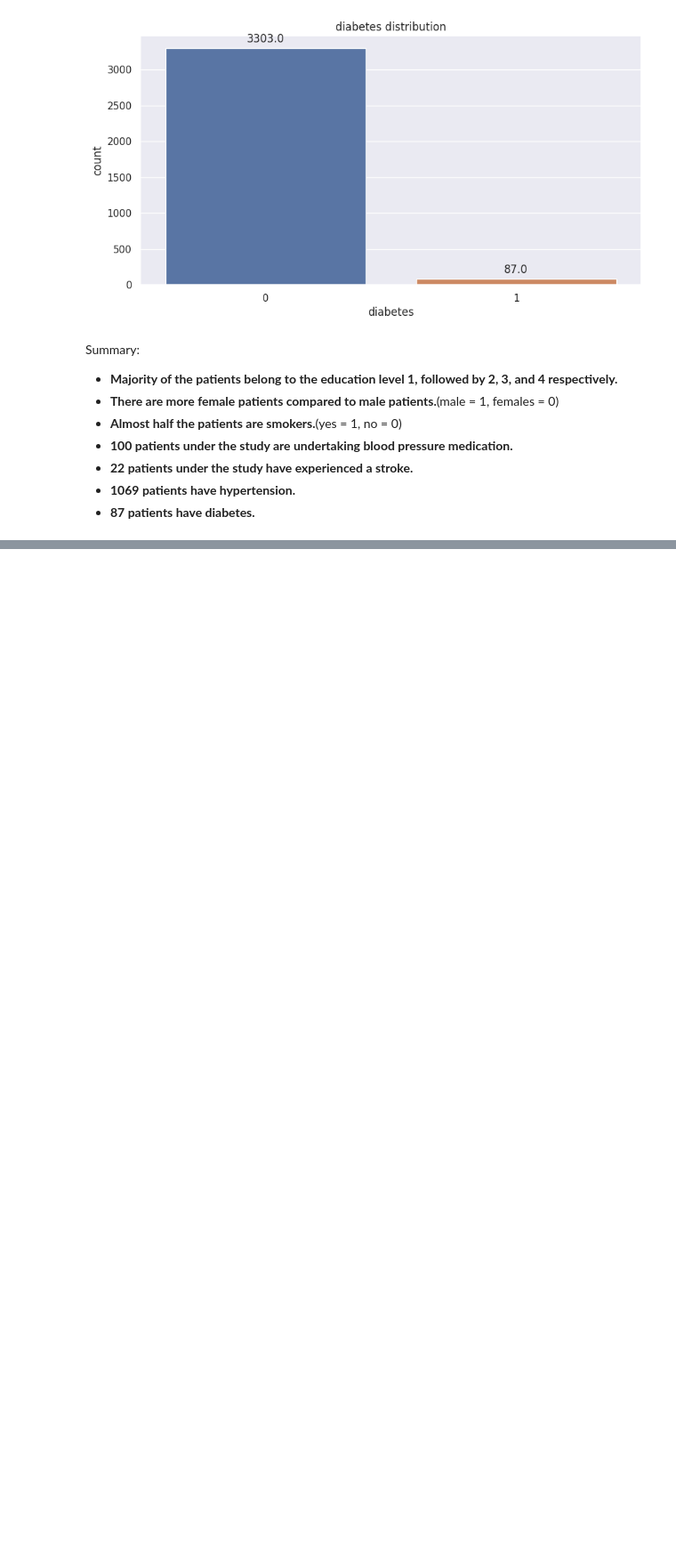
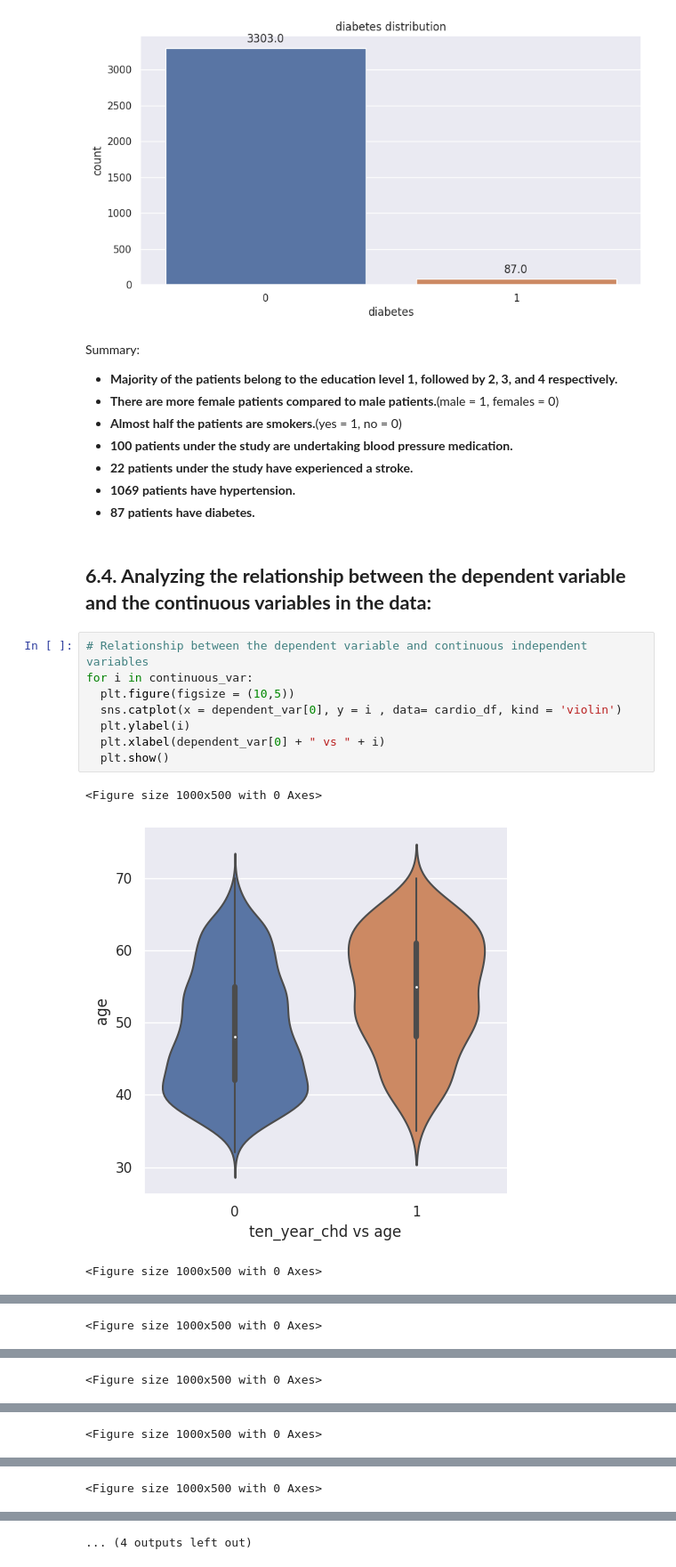
Before and after one commit to hamant-jagwan/Cardiovascular_Risk_Prediction--ML--Classification, a Jupyter notebook: Cardiovascular_Risk_Prediction.ipynb, the cells around one changed output, grey strips where cells are left out. Shown at 89% size. Saved outputs shown, nothing was run; the diff lists cells and outputs as text; blank space fills up the shorter version.

```diff
--- a/Cardiovascular_Risk_Prediction.ipynb
+++ b/Cardiovascular_Risk_Prediction.ipynb
@@ -600,3 +600,17 @@ Summary:
 * **22 patients under the study have experienced a stroke.**
 * **1069 patients have hypertension.**
 * **87 patients have diabetes.**
+# %% [markdown]
+## **6.4. Analyzing the relationship between the dependent variable and the continuous variables in the data:**
+# %%
+# Relationship between the dependent variable and continuous independent variables
+for i in continuous_var:
+  plt.figure(figsize = (10,5))
+  sns.catplot(x = dependent_var[0], y = i , data= cardio_df, kind = 'violin')
+  plt.ylabel(i)
+  plt.xlabel(dependent_var[0] + " vs " + i)
+  plt.show()
+# %% [output]
+<Figure size 1000x500 with 0 Axes>
+[figure, added]
+<Figure size 1000x500 with 0 Axes>
@@ -602,0 +618 @@ Summary:
+<Figure size 1000x500 with 0 Axes>
@@ -602,0 +620 @@ Summary:
+<Figure size 1000x500 with 0 Axes>
@@ -602,0 +622 @@ Summary:
+<Figure size 1000x500 with 0 Axes>
@@ -602,0 +624 @@ Summary:
+<Figure size 1000x500 with 0 Axes>
@@ -602,0 +626 @@ Summary:
+... (4 outputs left out)
```
Also changed, not shown: parts of 22 cells of this notebook.
